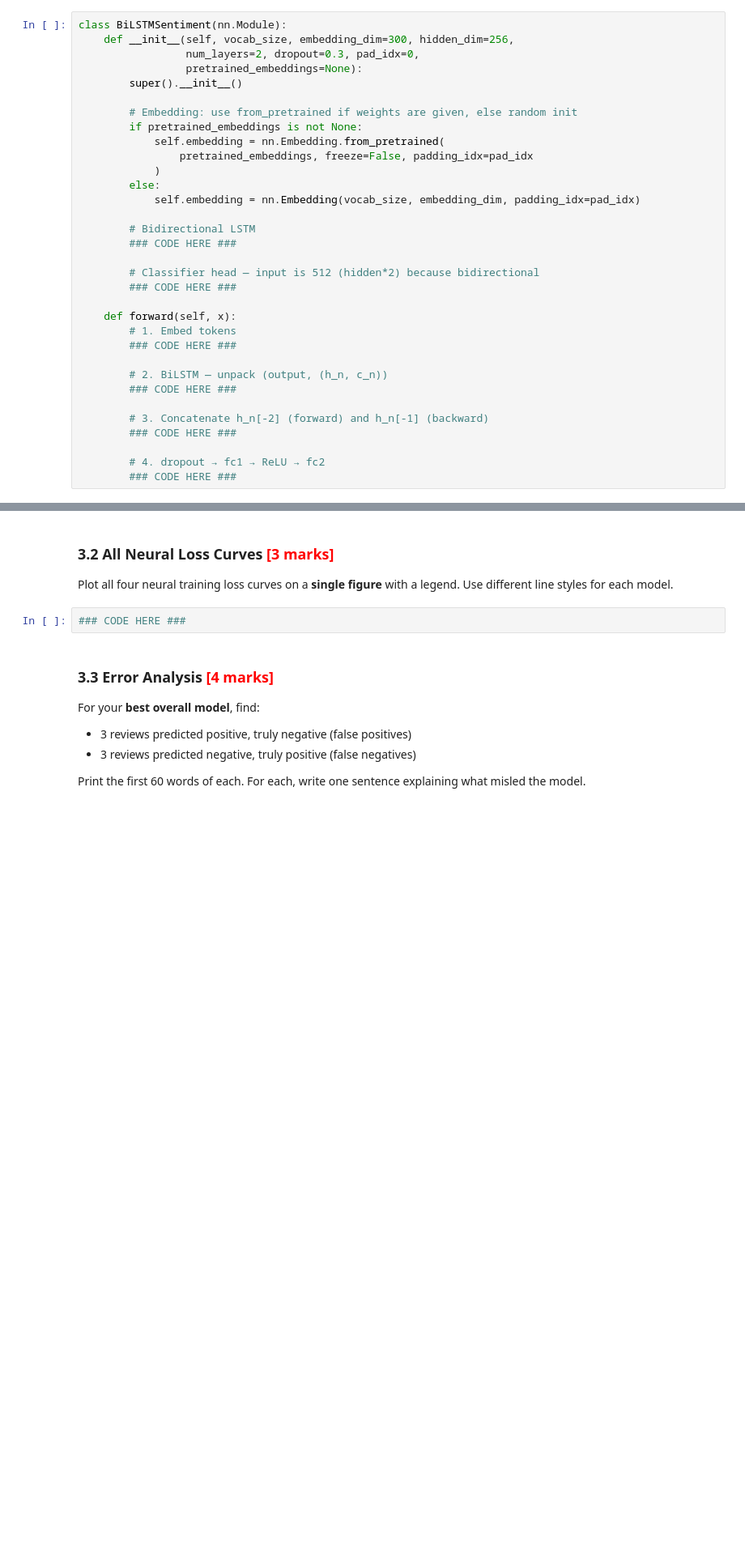
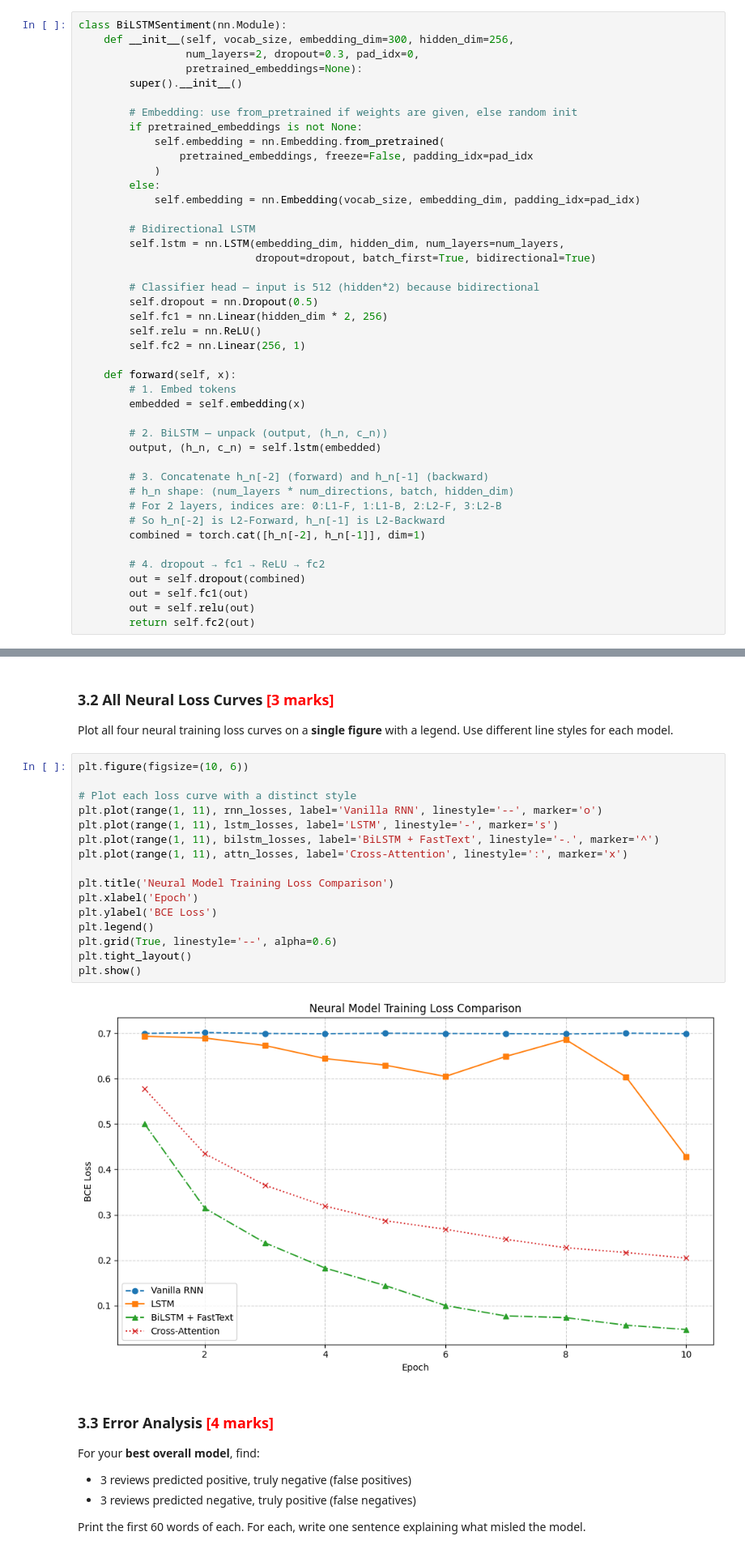
Before and after one commit to mkamdar/applied_ai_agentic_ai, a Jupyter notebook: Classification-Assignment-IMDB/IMDB_Sentiment_Exercise.ipynb, the cells around one changed output, grey strips where cells are left out. Shown at 81% size. Cells and saved outputs as stored; diff of their text form; blank space fills up the shorter version.

```diff
--- a/Classification-Assignment-IMDB/IMDB_Sentiment_Exercise.ipynb
+++ b/Classification-Assignment-IMDB/IMDB_Sentiment_Exercise.ipynb
@@ -1378,23 +1461,33 @@ class BiLSTMSentiment(nn.Module):
             self.embedding = nn.Embedding(vocab_size, embedding_dim, padding_idx=pad_idx)
 
         # Bidirectional LSTM
-        ### CODE HERE ###
+        self.lstm = nn.LSTM(embedding_dim, hidden_dim, num_layers=num_layers,
+                            dropout=dropout, batch_first=True, bidirectional=True)
 
         # Classifier head — input is 512 (hidden*2) because bidirectional
-        ### CODE HERE ###
+        self.dropout = nn.Dropout(0.5)
+        self.fc1 = nn.Linear(hidden_dim * 2, 256)
+        self.relu = nn.ReLU()
+        self.fc2 = nn.Linear(256, 1)
 
     def forward(self, x):
         # 1. Embed tokens
-        ### CODE HERE ###
+        embedded = self.embedding(x)
 
         # 2. BiLSTM — unpack (output, (h_n, c_n))
-        ### CODE HERE ###
+        output, (h_n, c_n) = self.lstm(embedded)
 
         # 3. Concatenate h_n[-2] (forward) and h_n[-1] (backward)
-        ### CODE HERE ###
+        # h_n shape: (num_layers * num_directions, batch, hidden_dim)
+        # For 2 layers, indices are: 0:L1-F, 1:L1-B, 2:L2-F, 3:L2-B
+        # So h_n[-2] is L2-Forward, h_n[-1] is L2-Backward
+        combined = torch.cat([h_n[-2], h_n[-1]], dim=1)
 
         # 4. dropout → fc1 → ReLU → fc2
-        ### CODE HERE ###
+        out = self.dropout(combined)
+        out = self.fc1(out)
+        out = self.relu(out)
+        return self.fc2(out)
 # %%
 # ── PROVIDED ──────────────────────────────────────────────────────────────
 bilstm_model   = BiLSTMSentiment(VOCAB_SIZE, pretrained_embeddings=fasttext_weights)
@@ -1637,7 +1888,23 @@ For classical models, set Parameters = `"N/A"`. Sort by F1 descending.
 
 Plot all four neural training loss curves on a **single figure** with a legend. Use different line styles for each model.
 # %%
-### CODE HERE ###
+plt.figure(figsize=(10, 6))
+
+# Plot each loss curve with a distinct style
+plt.plot(range(1, 11), rnn_losses, label='Vanilla RNN', linestyle='--', marker='o')
+plt.plot(range(1, 11), lstm_losses, label='LSTM', linestyle='-', marker='s')
+plt.plot(range(1, 11), bilstm_losses, label='BiLSTM + FastText', linestyle='-.', marker='^')
+plt.plot(range(1, 11), attn_losses, label='Cross-Attention', linestyle=':', marker='x')
+
+plt.title('Neural Model Training Loss Comparison')
+plt.xlabel('Epoch')
+plt.ylabel('BCE Loss')
+plt.legend()
+plt.grid(True, linestyle='--', alpha=0.6)
+plt.tight_layout()
+plt.show()
+# %% [output]
+[figure, added]
 # %% [markdown]
 ### 3.3 Error Analysis  <font color="red">[4 marks]</font>
 
```
Also changed, not shown: parts of 24 cells of this notebook.
